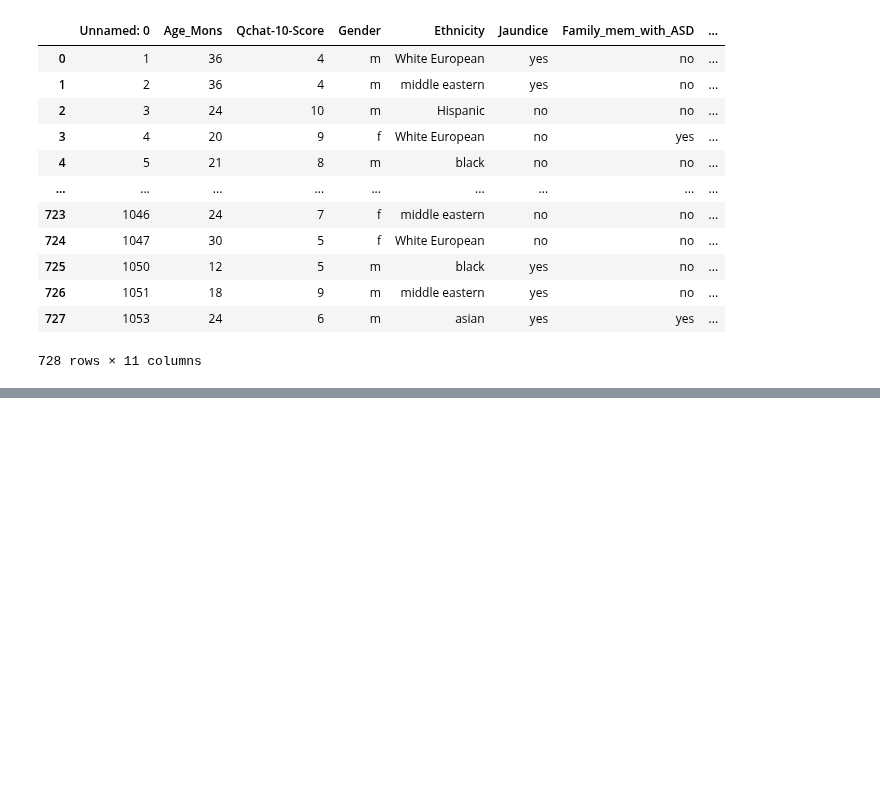
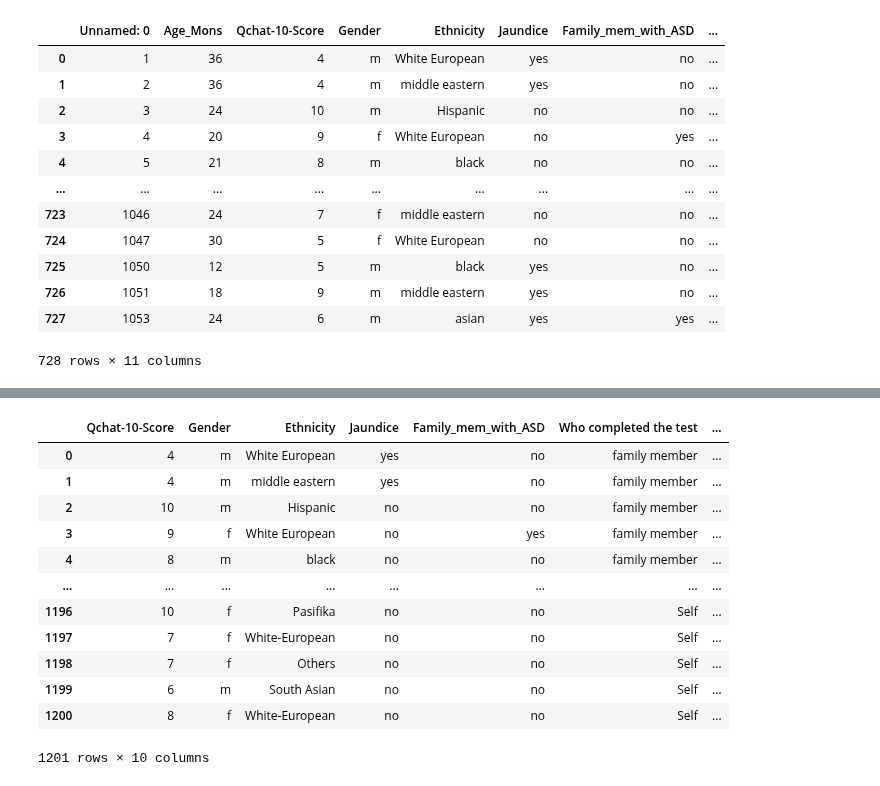
Before and after one commit to Payelban2022/A-study-on-autism, a Jupyter notebook: COMPLETE ANALYSIS ON ASD.ipynb, the cells around one changed output, grey strips where cells are left out. Saved outputs shown, nothing was run; the diff lists cells and outputs as text; code cells hidden in the pictures; blank space fills up the shorter version.

```diff
--- a/COMPLETE ANALYSIS ON ASD.ipynb
+++ b/COMPLETE ANALYSIS ON ASD.ipynb
@@ -109,0 +143,2 @@ toddlers1_df
+# %%
+toddlers1_df.rename(columns={'Class/ASD Traits':'ASD_traits'},inplace = True)
@@ -109,0 +201,21 @@ toddlers1_df
+# %%
+frames = [toddlers1_df, adults_df]
+df2 = pd.concat(frames)
+# %%
+df2.reset_index(drop=True, inplace=True)
+# %%
+df2
+# %% [output]
+|  | Qchat-10-Score | Gender | Ethnicity | Jaundice | Family_mem_with_ASD | Who completed the test | ... |
+| 0 | 4 | m | White European | yes | no | family member | ... |
+| 1 | 4 | m | middle eastern | yes | no | family member | ... |
+| 2 | 10 | m | Hispanic | no | no | family member | ... |
+| 3 | 9 | f | White European | no | yes | family member | ... |
+| 4 | 8 | m | black | no | no | family member | ... |
+| ... | ... | ... | ... | ... | ... | ... | ... |
+| 1196 | 10 | f | Pasifika | no | no | Self | ... |
+| 1197 | 7 | f | White-European | no | no | Self | ... |
+| 1198 | 7 | f | Others | no | no | Self | ... |
+| 1199 | 6 | m | South Asian | no | no | Self | ... |
+| 1200 | 8 | f | White-European | no | no | Self | ... |
+1201 rows × 10 columns
```
Also changed, not shown: parts of 11 cells of this notebook.
